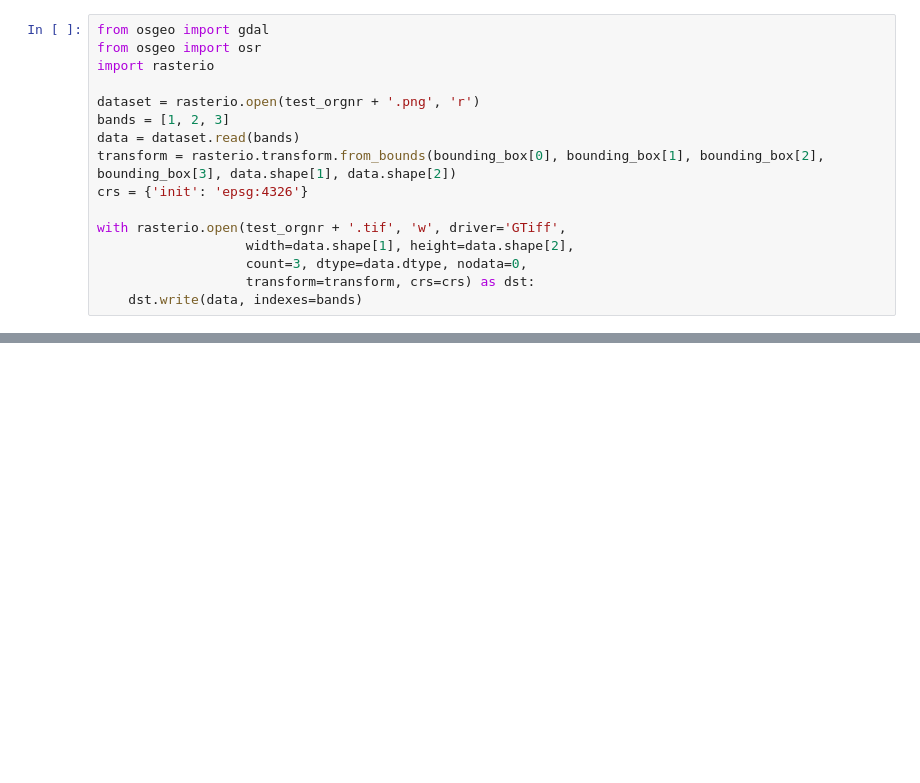
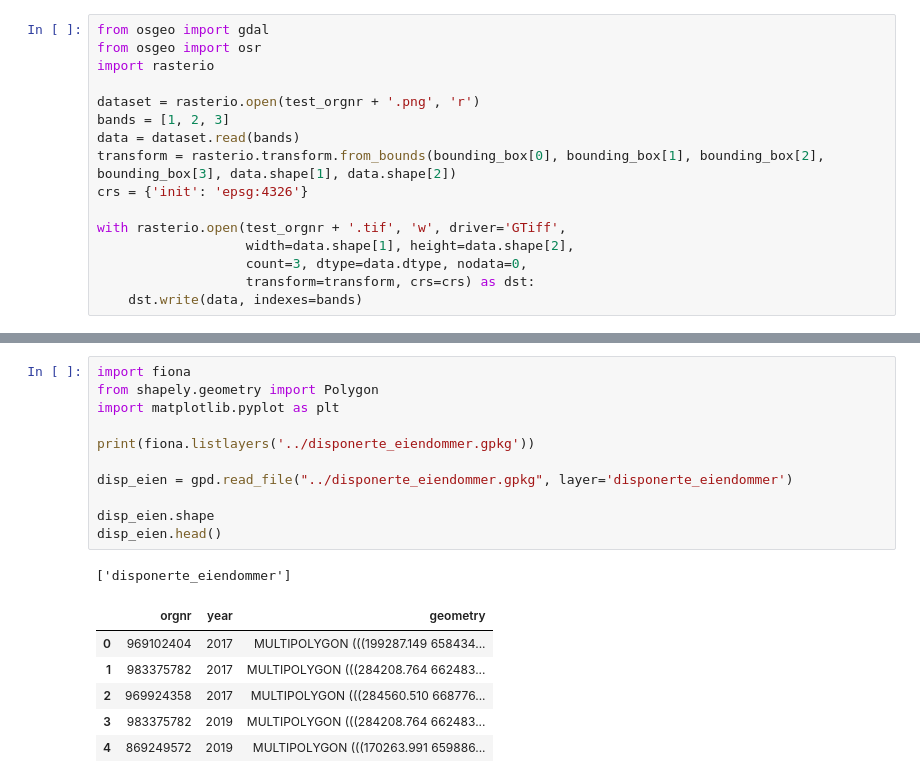
Before and after one commit to Ilumenar/kornmo-master-thesis, a Jupyter notebook: notebooks/data_exploration.ipynb, the cells around one changed output, grey strips where cells are left out. Drawn from its saved outputs; the diff is of its cells as text; blank space fills up the shorter version.

```diff
--- a/notebooks/data_exploration.ipynb
+++ b/notebooks/data_exploration.ipynb
@@ -214,0 +222,19 @@ print(images)
+# %%
+import fiona
+from shapely.geometry import Polygon
+import matplotlib.pyplot as plt
+
+print(fiona.listlayers('../disponerte_eiendommer.gpkg'))
+
+disp_eien = gpd.read_file("../disponerte_eiendommer.gpkg", layer='disponerte_eiendommer')
+
+disp_eien.shape
+disp_eien.head()
+# %% [output]
+['disponerte_eiendommer']
+|  | orgnr | year | geometry |
+| 0 | 969102404 | 2017 | MULTIPOLYGON (((199287.149 658434... |
+| 1 | 983375782 | 2017 | MULTIPOLYGON (((284208.764 662483... |
+| 2 | 969924358 | 2017 | MULTIPOLYGON (((284560.510 668776... |
+| 3 | 983375782 | 2019 | MULTIPOLYGON (((284208.764 662483... |
+| 4 | 869249572 | 2019 | MULTIPOLYGON (((170263.991 659886... |
```
Also changed, not shown: parts of 16 cells of this notebook, 12 other files.
